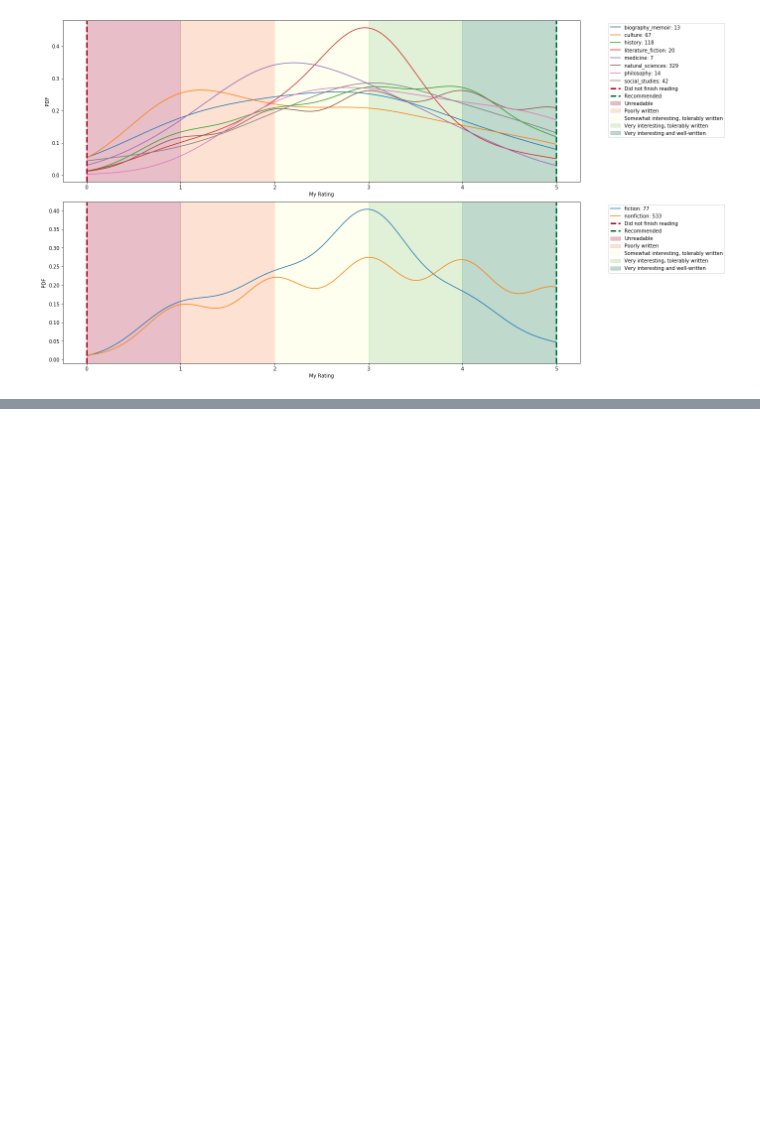
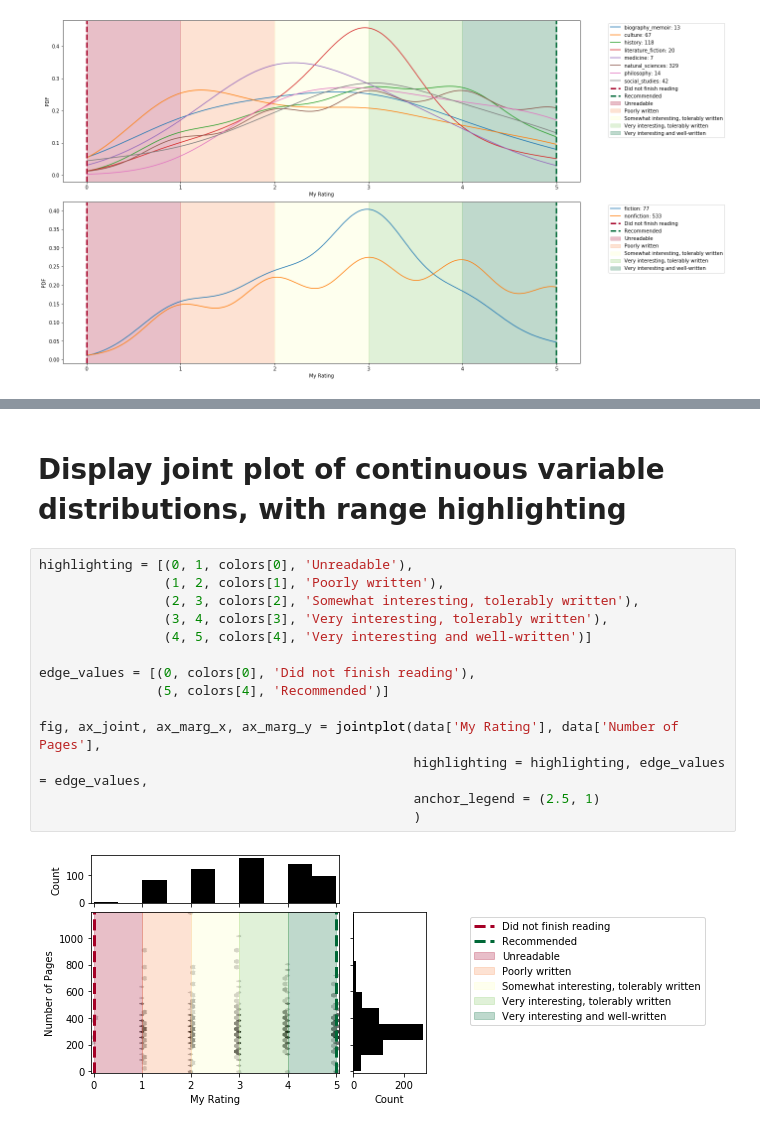
Before and after one commit to craig0a/utilities, a Jupyter notebook: Plotting_demos.ipynb, the cells around one changed output, grey strips where cells are left out. Cells and saved outputs as stored; diff of their text form; blank space fills up the shorter version.

```diff
--- a/Plotting_demos.ipynb
+++ b/Plotting_demos.ipynb
@@ -88,0 +97,18 @@ fig, ax = feature_distributions(data, features, value_col,
+# %% [markdown]
+# Display joint plot of continuous variable distributions, with range highlighting
+# %%
+highlighting = [(0, 1, colors[0], 'Unreadable'),
+                (1, 2, colors[1], 'Poorly written'),
+                (2, 3, colors[2], 'Somewhat interesting, tolerably written'),
+                (3, 4, colors[3], 'Very interesting, tolerably written'),
+                (4, 5, colors[4], 'Very interesting and well-written')]
+
+edge_values = [(0, colors[0], 'Did not finish reading'),
+               (5, colors[4], 'Recommended')]
+
+fig, ax_joint, ax_marg_x, ax_marg_y = jointplot(data['My Rating'], data['Number of Pages'],
+                                                highlighting = highlighting, edge_values = edge_values,
+                                                anchor_legend = (2.5, 1)
+                                                )
+# %% [output]
+[figure, added]
```
Also changed, not shown: parts of 6 cells of this notebook, 1 other file.
